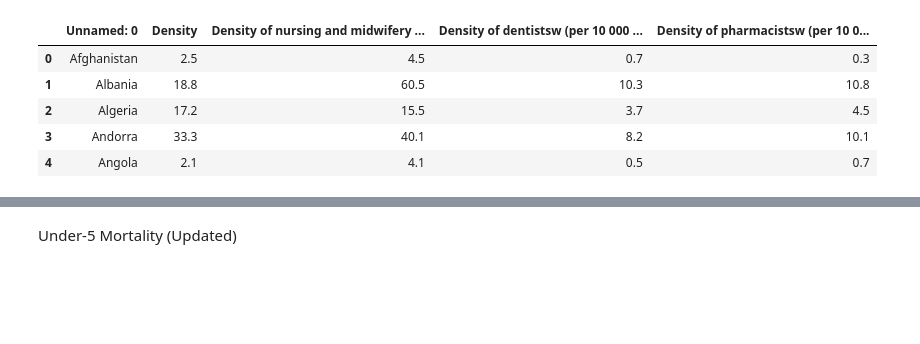
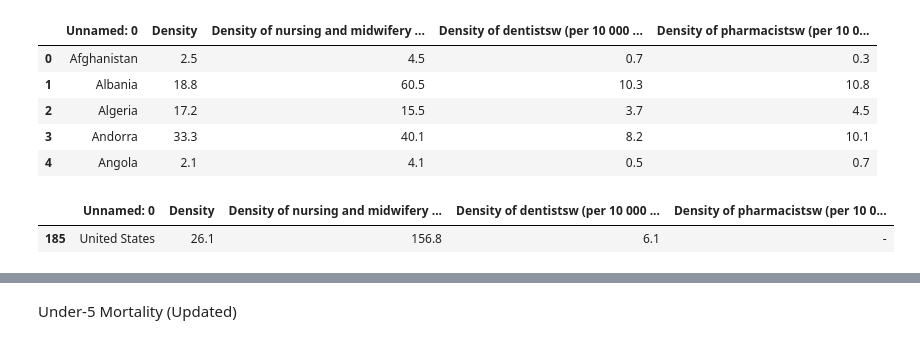
Before and after one commit to mko02/BeastCancer, a Jupyter notebook: MAIN.ipynb, the cells around one changed output, grey strips where cells are left out. Cells and saved outputs as stored; diff of their text form; code cells hidden in the pictures; blank space fills up the shorter version.

```diff
--- a/MAIN.ipynb
+++ b/MAIN.ipynb
@@ -17,6 +17,11 @@ medical_doctors_access_df.head()
 | 2 | Algeria | 17.2 | 15.5 | 3.7 | 4.5 |
 | 3 | Andorra | 33.3 | 40.1 | 8.2 | 10.1 |
 | 4 | Angola | 2.1 | 4.1 | 0.5 | 0.7 |
+# %%
+medical_doctors_access_df[medical_doctors_access_df["Unnamed: 0"] == "United States"].head()
+# %% [output]
+|  | Unnamed: 0 | Density | Density of nursing and midwifery ... | Density of dentistsw (per 10 000 ... | Density of pharmacistsw (per 10 0... |
+| 185 | United States | 26.1 | 156.8 | 6.1 | - |
 # %%
 mini_medical_doctors_access_df = medical_doctors_access_df[["Unnamed: 0","Density"]]
 mini_medical_doctors_access_df = mini_medical_doctors_access_df[mini_medical_doctors_access_df['Density'].notna()]
```
Also changed, not shown: parts of 5 cells of this notebook, 7 other files.
